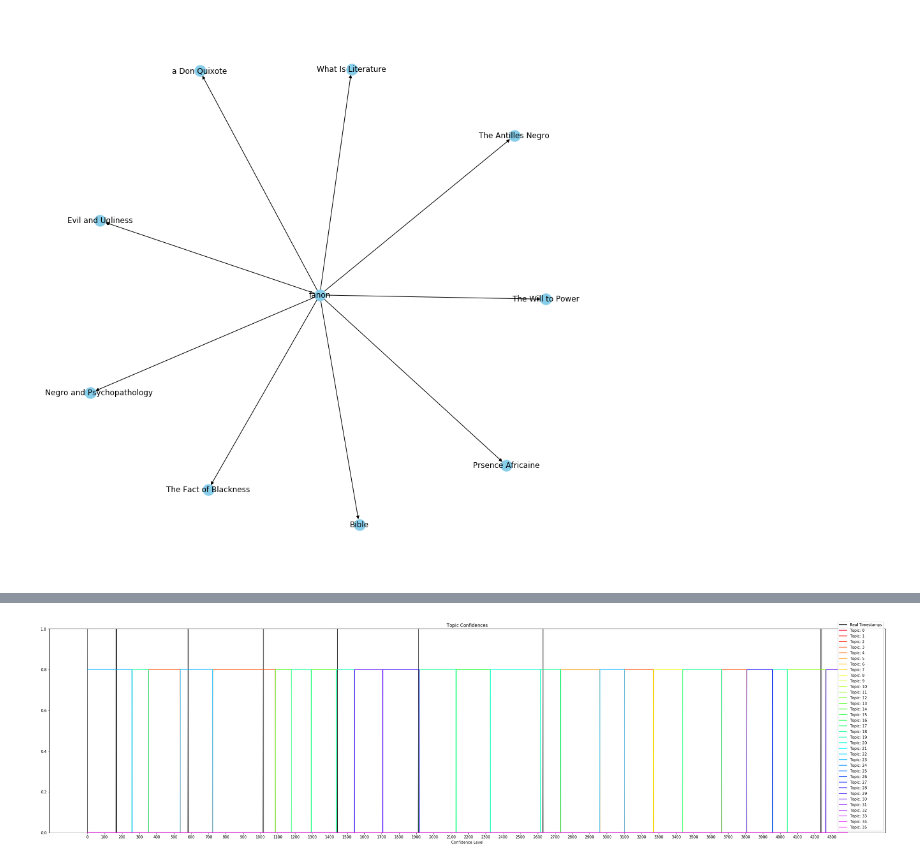
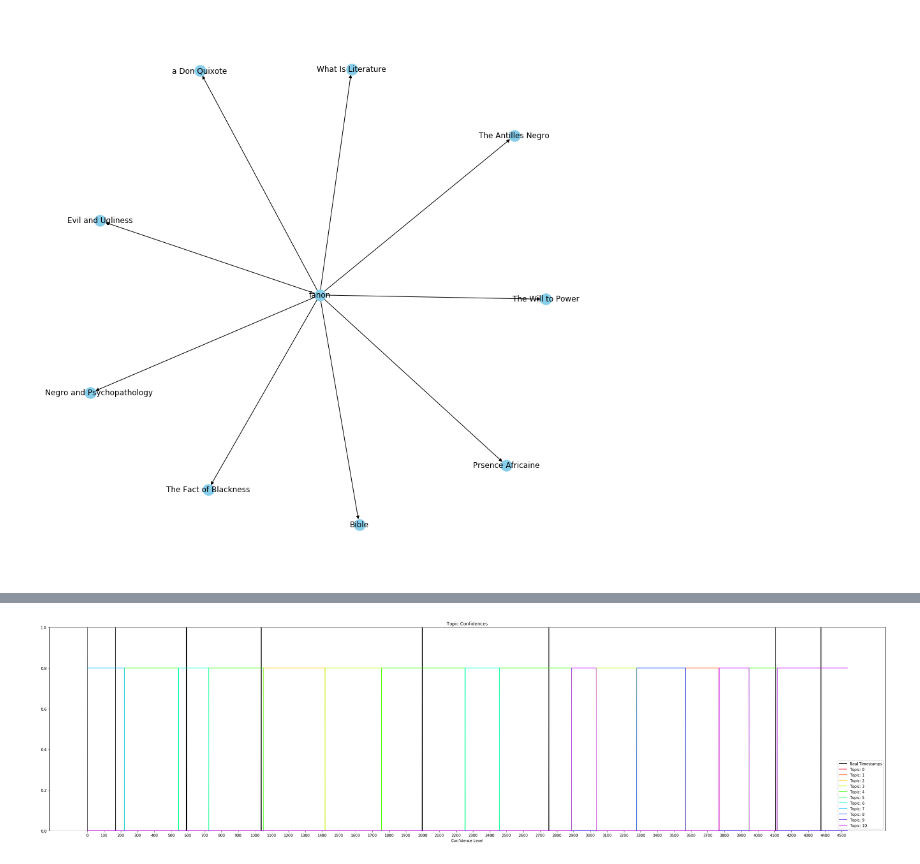
Before and after one commit to Empyr3an/Checkra, a Jupyter notebook: books.ipynb, the cells around one changed output, grey strips where cells are left out. Cells and saved outputs as stored; diff of their text form; code cells hidden in the pictures.

Commit message:
cleaned up lot of files, changed timestamp summaries to topic number of log, and minimum chains of 1% of total words, started mongo process

```diff
--- a/books.ipynb
+++ b/books.ipynb
@@ -170,8 +148,8 @@ sents = [sent.text for sent in full_doc.sents]
 # %%
-%run -i 'timestamp_generation.py'
-dictionary, model = generate_model("black.txt", document_size, topic_size)
-one_topic_confi = load_confidences("black.txt", topic_size, dictionary, model, sents, basic_completion) #generate initial topics + confidences, then smooth by filling in empty values and averaging
+sents = [sent.text for sent in full_doc.sents]
+dictionary, model = generate_model("black.txt", 2700)
+one_topic_confi = load_confidences("black.txt", dictionary, model, sents, basic_completion) #generate initial topics + confidences, then smooth by filling in empty values and averaging
 
 
-algo_stamps = get_algo_timestamps(one_topic_confi, 40) #algo generated timestamps
+algo_stamps = get_algo_timestamps(one_topic_confi) #algo generated timestamps
 # actual_stamps = get_real_timestamps(soup, sents, timesfolder, file) #description generated timestamps
@@ -199,11 +157,0 @@ for stamp in algo_stamps:
-# %%
-%%time
-stamped_docs = []
-i = 0
-while i < len(algo_stamps)-1:
-    stamped_docs.append(nlp(" ".join(sents[algo_stamps[i][0]:algo_stamps[i+1][0]])))
-    i+=1
-stamped_docs.append(nlp(" ".join(sents[algo_stamps[-1][0]:])))
-
-# for stamp in algo_stamps:
-#     stamped_docs.append(nlp(" ".join(sents[stamp[0]:stamp[1]])))
@@ -212,0 +158,4 @@ Wall time: 8.8 s
+# %%
+proce = get_stamp_summaries(algo_stamps, sents)
+for ind, i in enumerate(proce):
+    print(ind, i.user_data["summary"], "\n")
@@ -232,3 +198,0 @@ Wall time: 5.62 ms
-# %%
-for ind, doc in enumerate(stamped_docs):
-    print(ind, doc.user_data["summary"],"\n")
@@ -253,35 +199,35 @@ for ind, doc in enumerate(stamped_docs):
 # %%
 final_topic_confi = get_final_topic_confi(sents, algo_stamps) #new topic graph based on algo timestamps
-top_confi = np.zeros([int(pod_word_count("black.txt")/topic_size), len(sents)])
+top_confi = np.zeros([int(math.log(pod_word_count("black.txt"))), len(sents)])
 
-NUM_COLORS = int(pod_word_count("black.txt")/topic_size)
+NUM_COLORS = int(math.log(pod_word_count("black.txt")))
 
 cm = plt.get_cmap('gist_rainbow')
 fig = plt.figure()
 ax = fig.add_subplot(111)
 ax.set_prop_cycle('color', [cm(1.*i/NUM_COLORS) for i in range(NUM_COLORS)])
 plt.title("Topic Confidences")
 plt.xlabel("Sentence Number")
 plt.xticks(np.arange(0, len(sents), 100))
 plt.xlabel("Confidence Level")
 plt.ylim(0,1)
 
 r1, r2 = 0, len(sents)
 # r1, r2 = 150, 200
 x = np.arange(0, len(sents))
 plt.plot(x[r1:r2], convert_to_gra(actual_stamps, sents)[r1:r2], label="Real Timestamps", color="black") #graph original timestamps in black
 # plt.plot(x[r1:r2], final_topic_confi[r1:r2], label="Model", color="dimgrey")
 
 
 
 for ind, i in enumerate(final_topic_confi): #set graph
     top_confi[int(i)][ind] = .8
 
-for i in range(int(pod_word_count("black.txt")/topic_size)): #graph the timestamps as according to algorithm, each color corresponds to a new topic
+for i in range(int(math.log(pod_word_count("black.txt")))): #graph the timestamps as according to algorithm, each color corresponds to a new topic
     plt.plot(x[r1:r2],top_confi[i][r1:r2], label="Topic: "+str(i))
 
 plt.legend()
 plt.rcParams['figure.figsize'] = [40, 10]
 plt.show()
 # %% [output]
-[figure, old version]
+[figure, new version]
```
Also changed, not shown: parts of 13 cells of this notebook, 7 other files.
